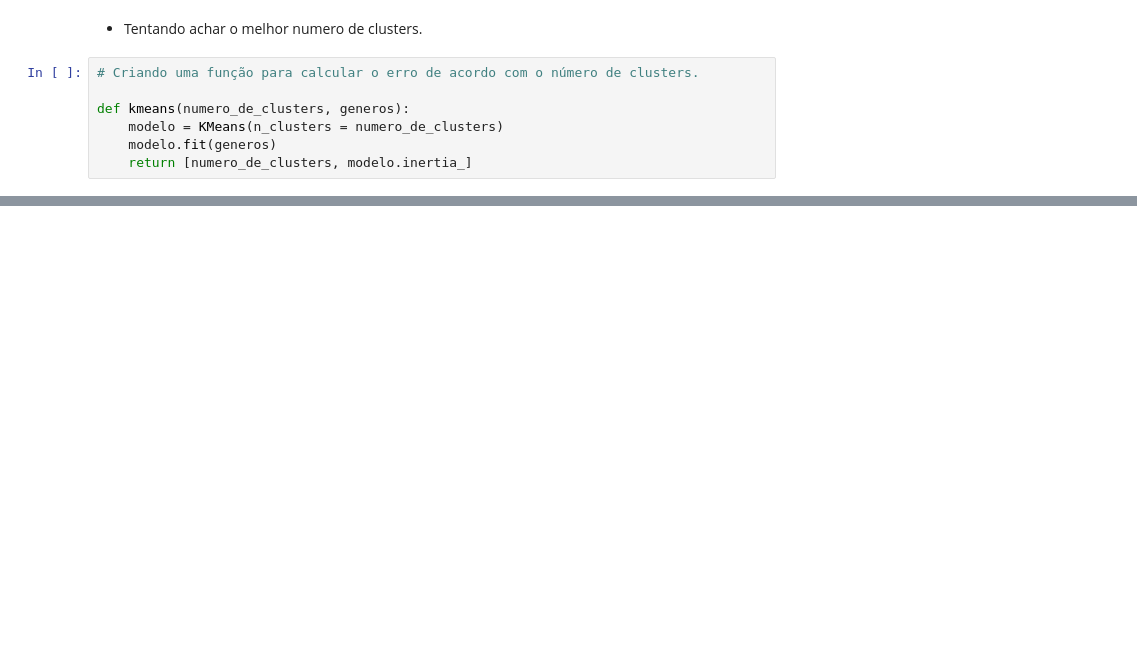
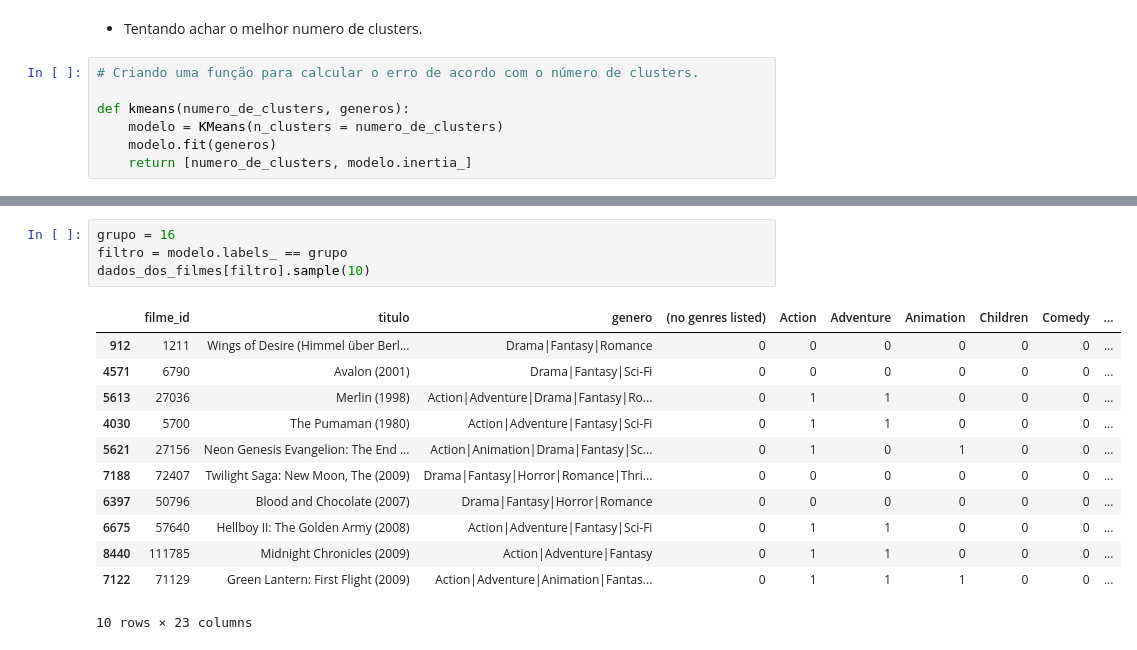
Before and after one commit to robertferro/classificacao, a Jupyter notebook: filmes_classificacao.ipynb, the cells around one changed output, grey strips where cells are left out. Drawn from its saved outputs; the diff is of its cells as text; blank space fills up the shorter version.

```diff
--- a/filmes_classificacao.ipynb
+++ b/filmes_classificacao.ipynb
@@ -209,0 +224,17 @@ Kmeans(10, generos_escalados)
+# %%
+grupo = 16
+filtro = modelo.labels_ == grupo
+dados_dos_filmes[filtro].sample(10)
+# %% [output]
+|  | filme_id | titulo | genero | (no genres listed) | Action | Adventure | Animation | Children | Comedy | ... |
+| 912 | 1211 | Wings of Desire (Himmel über Berl... | Drama|Fantasy|Romance | 0 | 0 | 0 | 0 | 0 | 0 | ... |
+| 4571 | 6790 | Avalon (2001) | Drama|Fantasy|Sci-Fi | 0 | 0 | 0 | 0 | 0 | 0 | ... |
+| 5613 | 27036 | Merlin (1998) | Action|Adventure|Drama|Fantasy|Ro... | 0 | 1 | 1 | 0 | 0 | 0 | ... |
+| 4030 | 5700 | The Pumaman (1980) | Action|Adventure|Fantasy|Sci-Fi | 0 | 1 | 1 | 0 | 0 | 0 | ... |
+| 5621 | 27156 | Neon Genesis Evangelion: The End ... | Action|Animation|Drama|Fantasy|Sc... | 0 | 1 | 0 | 1 | 0 | 0 | ... |
+| 7188 | 72407 | Twilight Saga: New Moon, The (2009) | Drama|Fantasy|Horror|Romance|Thri... | 0 | 0 | 0 | 0 | 0 | 0 | ... |
+| 6397 | 50796 | Blood and Chocolate (2007) | Drama|Fantasy|Horror|Romance | 0 | 0 | 0 | 0 | 0 | 0 | ... |
+| 6675 | 57640 | Hellboy II: The Golden Army (2008) | Action|Adventure|Fantasy|Sci-Fi | 0 | 1 | 1 | 0 | 0 | 0 | ... |
+| 8440 | 111785 | Midnight Chronicles (2009) | Action|Adventure|Fantasy | 0 | 1 | 1 | 0 | 0 | 0 | ... |
+| 7122 | 71129 | Green Lantern: First Flight (2009) | Action|Adventure|Animation|Fantas... | 0 | 1 | 1 | 1 | 0 | 0 | ... |
+10 rows × 23 columns
```
Also changed, not shown: parts of 14 cells of this notebook.
